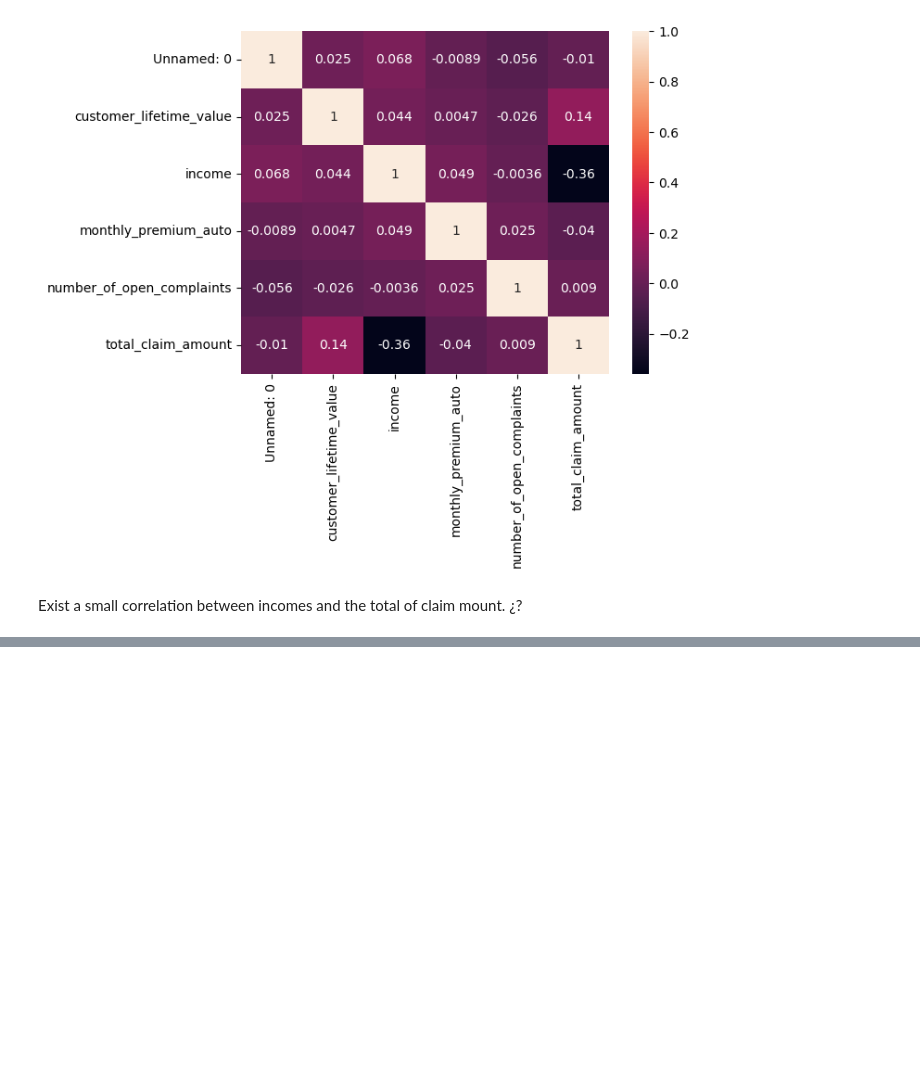
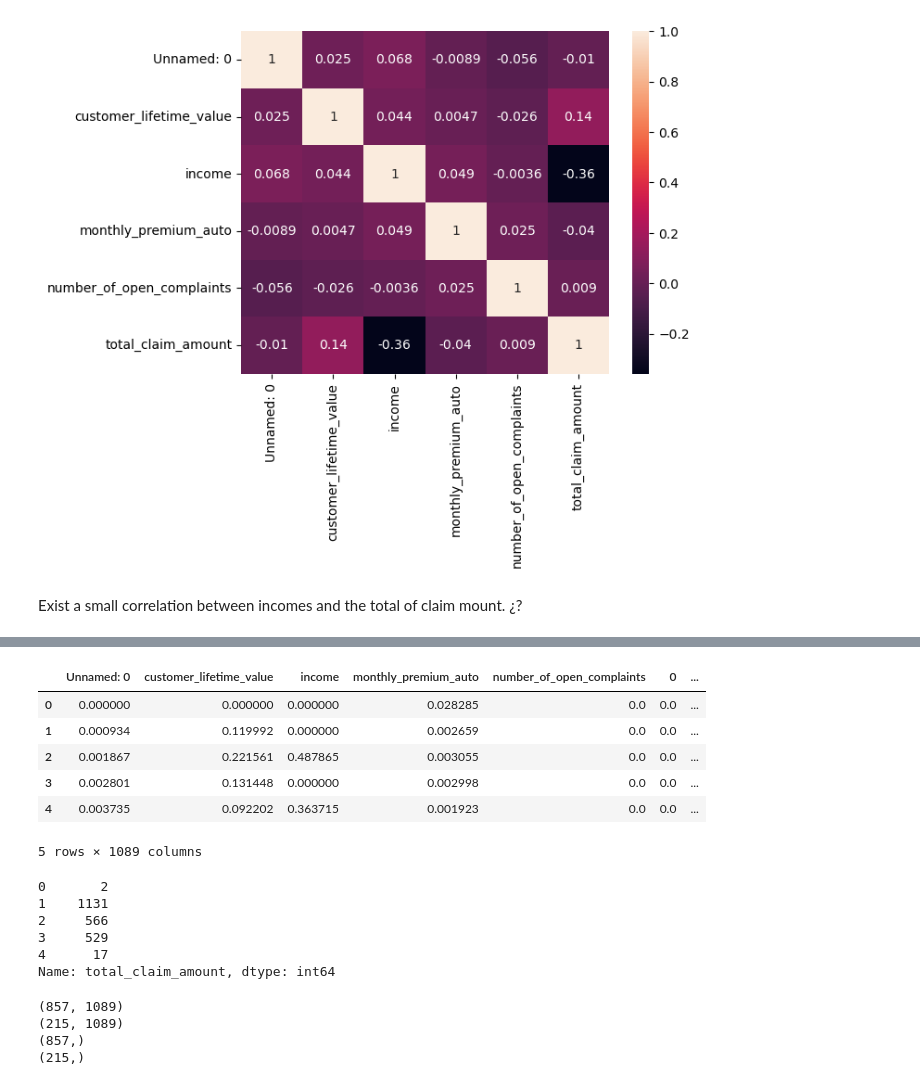
Before and after one commit to katchuli/lab-dw-data-cleaning-and-formatting, a Jupyter notebook: lab-dw-data-cleaning-and-formatting.ipynb, the cells around one changed output, grey strips where cells are left out. Cells and saved outputs as stored; diff of their text form; code cells hidden in the pictures; blank space fills up the shorter version.

```diff
--- a/lab-dw-data-cleaning-and-formatting.ipynb
+++ b/lab-dw-data-cleaning-and-formatting.ipynb
@@ -720,0 +678,7 @@ pd.DataFrame(x_standardized, columns=X_num.columns)
+# %%
+# Normalizing data: make data range from 0 - 1, instead of from min to max
+transformer = MinMaxScaler().fit(X_num)
+x_normalized = transformer.transform(X_num)
+x_nor = pd.DataFrame(x_normalized, columns=X_num.columns)
+print(x_nor.shape)
+x_nor
@@ -720,0 +778,25 @@ pd.DataFrame(x_standardized, columns=X_num.columns)
+# %%
+# let's merge all this information together into a single dataset with all features, now numerical
+
+onehot_encoded = pd.DataFrame(onehot_encoded)
+X = pd.concat([x_nor, onehot_encoded], axis=1)  # np.concatenate()
+# %%
+X.head()
+# %% [output]
+|  | Unnamed: 0 | customer_lifetime_value | income | monthly_premium_auto | number_of_open_complaints | 0 | ... |
+| 0 | 0.000000 | 0.000000 | 0.000000 | 0.028285 | 0.0 | 0.0 | ... |
+| 1 | 0.000934 | 0.119992 | 0.000000 | 0.002659 | 0.0 | 0.0 | ... |
+| 2 | 0.001867 | 0.221561 | 0.487865 | 0.003055 | 0.0 | 0.0 | ... |
+| 3 | 0.002801 | 0.131448 | 0.000000 | 0.002998 | 0.0 | 0.0 | ... |
+| 4 | 0.003735 | 0.092202 | 0.363715 | 0.001923 | 0.0 | 0.0 | ... |
+5 rows × 1089 columns
+# %%
+y = file2['total_claim_amount']
+y.head()
+# %% [output]
+0       2
+1    1131
+2     566
+3     529
+4      17
+Name: total_claim_amount, dtype: int64
@@ -720,0 +806,10 @@ pd.DataFrame(x_standardized, columns=X_num.columns)
+# %%
+print(X_train.shape)
+print(X_test.shape)
+print(y_train.shape)
+print(y_test.shape)
+# %% [output]
+(857, 1089)
+(215, 1089)
+(857,)
+(215,)
```
Also changed, not shown: parts of 22 cells of this notebook.
